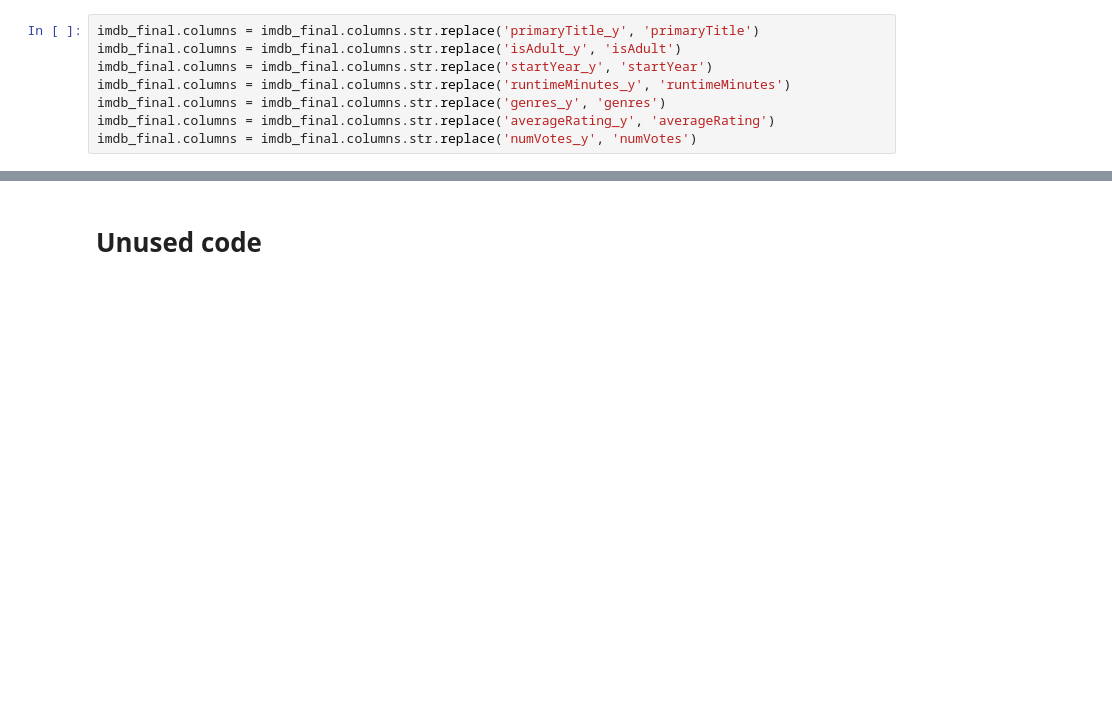
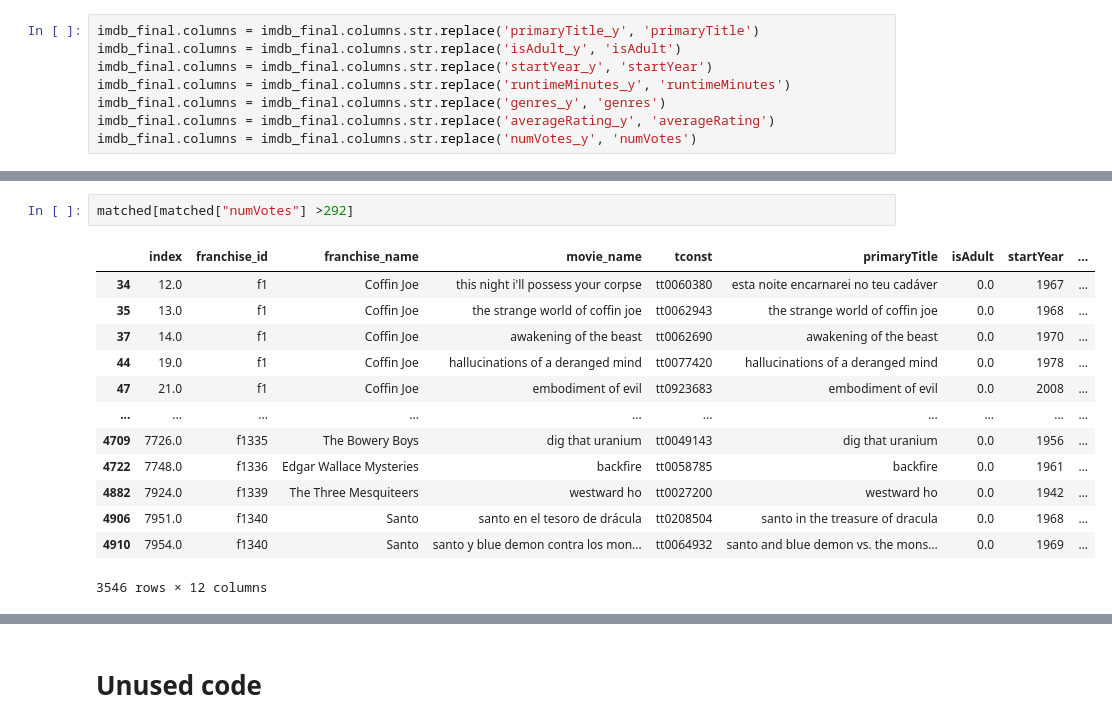
Before and after one commit to adambrennan150/Franchises, a Jupyter notebook: IMDB_Wiki_Matching.ipynb, the cells around one changed output, grey strips where cells are left out. Saved outputs shown, nothing was run; the diff lists cells and outputs as text; blank space fills up the shorter version.

```diff
--- a/IMDB_Wiki_Matching.ipynb
+++ b/IMDB_Wiki_Matching.ipynb
@@ -246,0 +345,16 @@ imdb_final.to_csv("movies_with_franchises.csv")
+# %%
+matched[matched["numVotes"] >292]
+# %% [output]
+|  | index | franchise_id | franchise_name | movie_name | tconst | primaryTitle | isAdult | startYear | ... |
+| 34 | 12.0 | f1 | Coffin Joe | this night i'll possess your corpse | tt0060380 | esta noite encarnarei no teu cadáver | 0.0 | 1967 | ... |
+| 35 | 13.0 | f1 | Coffin Joe | the strange world of coffin joe | tt0062943 | the strange world of coffin joe | 0.0 | 1968 | ... |
+| 37 | 14.0 | f1 | Coffin Joe | awakening of the beast | tt0062690 | awakening of the beast | 0.0 | 1970 | ... |
+| 44 | 19.0 | f1 | Coffin Joe | hallucinations of a deranged mind | tt0077420 | hallucinations of a deranged mind | 0.0 | 1978 | ... |
+| 47 | 21.0 | f1 | Coffin Joe | embodiment of evil | tt0923683 | embodiment of evil | 0.0 | 2008 | ... |
+| ... | ... | ... | ... | ... | ... | ... | ... | ... | ... |
+| 4709 | 7726.0 | f1335 | The Bowery Boys | dig that uranium | tt0049143 | dig that uranium | 0.0 | 1956 | ... |
+| 4722 | 7748.0 | f1336 | Edgar Wallace Mysteries | backfire | tt0058785 | backfire | 0.0 | 1961 | ... |
+| 4882 | 7924.0 | f1339 | The Three Mesquiteers | westward ho | tt0027200 | westward ho | 0.0 | 1942 | ... |
+| 4906 | 7951.0 | f1340 | Santo | santo en el tesoro de drácula | tt0208504 | santo in the treasure of dracula | 0.0 | 1968 | ... |
+| 4910 | 7954.0 | f1340 | Santo | santo y blue demon contra los mon... | tt0064932 | santo and blue demon vs. the mons... | 0.0 | 1969 | ... |
+3546 rows × 12 columns
```
Also changed, not shown: parts of 25 cells of this notebook.
